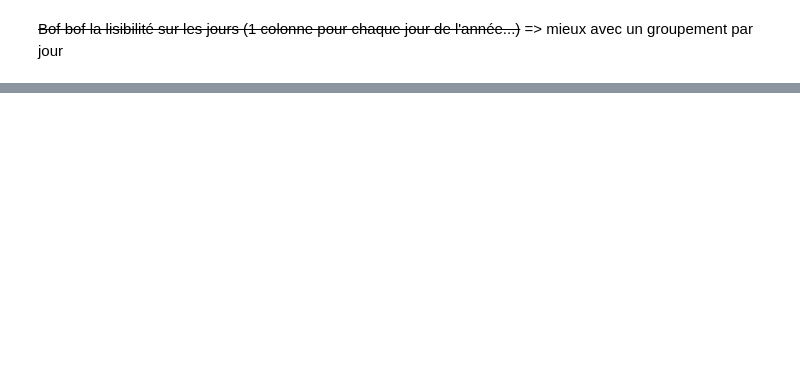
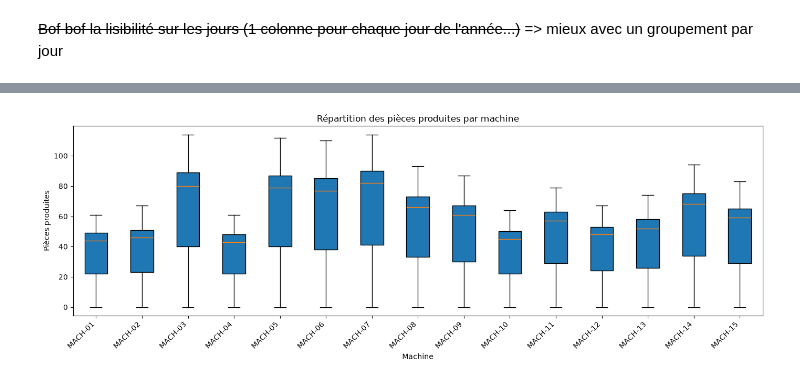
Before and after one commit to kenji21/indusense, a Jupyter notebook: notebook.ipynb, the cells around one changed output, grey strips where cells are left out. Drawn from its saved outputs; the diff is of its cells as text; code cells hidden in the pictures; blank space fills up the shorter version.

```diff
--- a/notebook.ipynb
+++ b/notebook.ipynb
@@ -42,0 +86,5 @@ plt.show()
+# %%
+fig = telemetry_report_pieces_per_machine(df_tel)
+plt.show()
+# %% [output]
+[figure, added]
```
Also changed, not shown: parts of 13 cells of this notebook, 5 other files.
